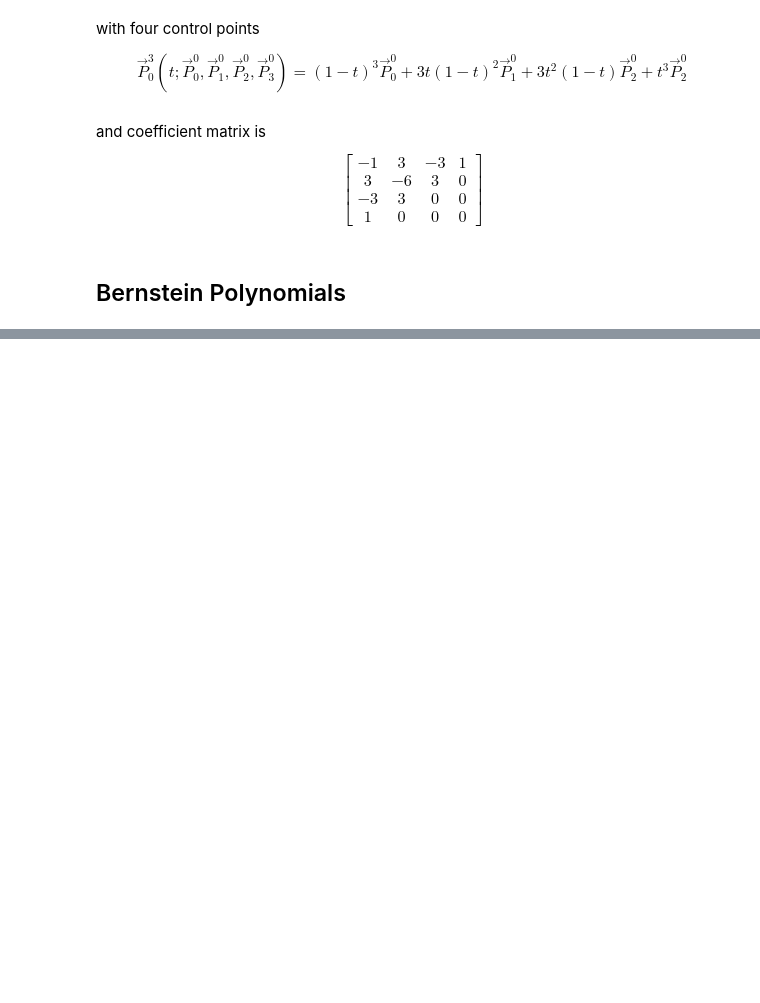
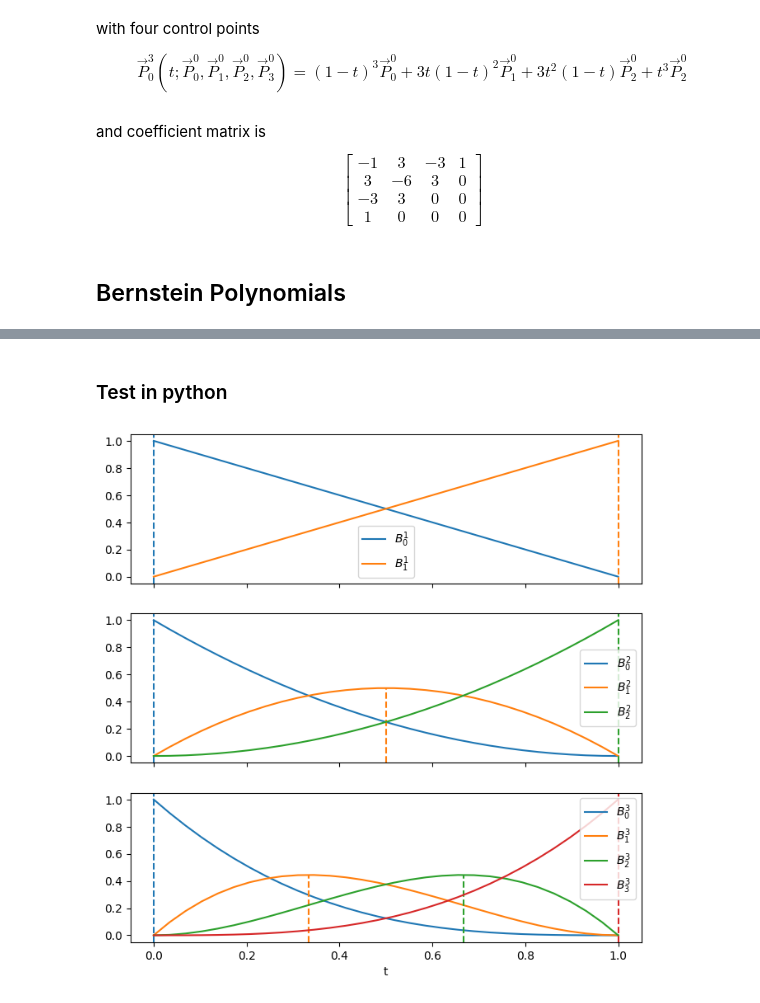
Before and after one commit to ajegorovs/aj_python_tool_lib, a Jupyter notebook: data_processing/Bezier_curves/notes_Hovey.ipynb, the cells around one changed output, grey strips where cells are left out. Drawn from its saved outputs; the diff is of its cells as text; code cells hidden in the pictures; blank space fills up the shorter version.

```diff
--- a/data_processing/Bezier_curves/notes_Hovey.ipynb
+++ b/data_processing/Bezier_curves/notes_Hovey.ipynb
@@ -23,8 +25,8 @@ P0, P1 = P = np.array([[1,1],[2,0]])    # P0,P1 of shape (2,)
 
 bezier_line = lambda t, P0, P1: (1-t)*P0 + t* P1
 b1 = lambda t: bezier_line(t.reshape((-1,1)), P0, P1) # reshape times to (N, 1) to broadcast with (2,) -> (N,2)
-t = np.linspace(0,1,30)
-p1 = b1(t).T
+times = np.linspace(0,1,30)
+p1 = b1(times).T
 plt.plot(*p1, '-o')
 #plt.xlim(0.75,2.5)
 #plt.ylim(-0.5,1.5)
@@ -223,0 +250,18 @@ $$
+# %% [markdown]
+### Test in python
+# %%
+from sympy import binomial, Symbol
+p = Symbol('p', integer=True, positive=True)
+t = Symbol('t', real=True)
+B = lambda p,i,t: binomial(p,i)*t**i*(1-t)**(p-i)
+# %%
+fig,ax = plt.subplots(3,1, figsize = (8,8), sharex=1, sharey=1)
+ax[-1].set_xlabel('t')
+for p in [1,2,3]:
+    for i in range(0,p+1):
+        l = ax[p-1].plot(times, B(p,i,times), label = f'$B_{i}^{p}$')
+        max_pos = i/p
+        ax[p-1].axvline(x=max_pos, ymin=0, ymax = B(p,i,max_pos), linestyle='dashed', c = l[-1].get_c())
+    ax[p-1].legend()
+# %% [output]
+[figure, added]
```
Also changed, not shown: parts of 17 cells of this notebook, 1 other file.
